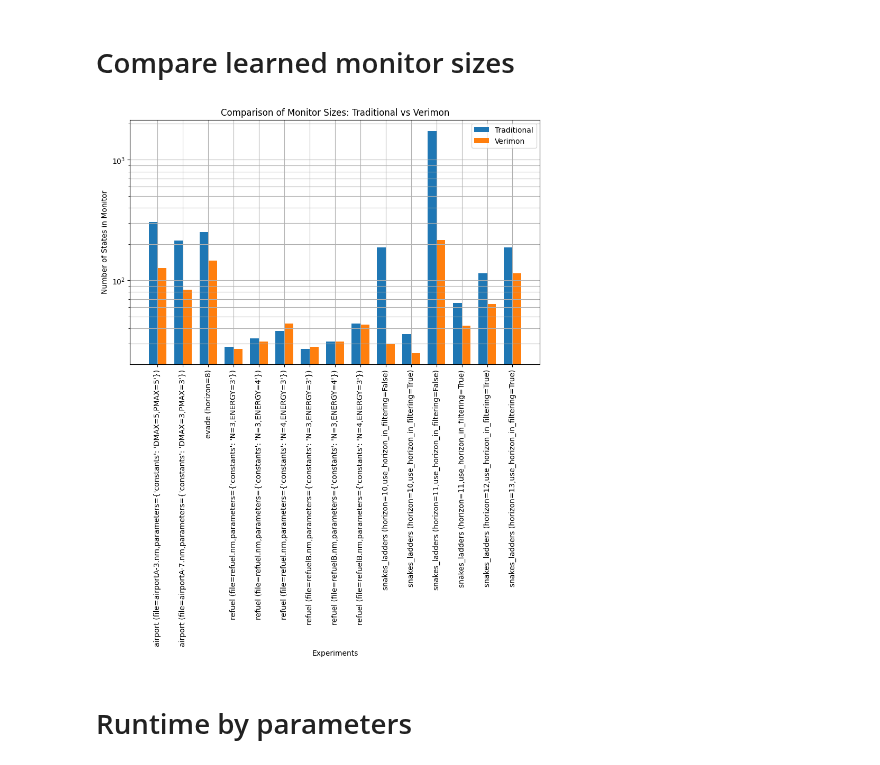
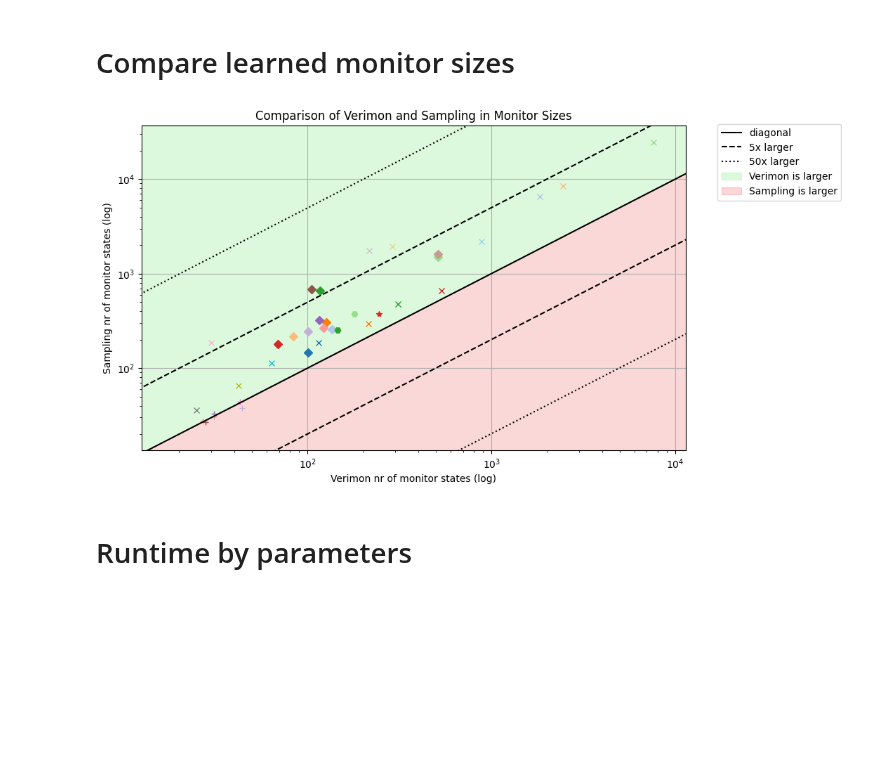
Before and after one commit to lukovdm/monitor-conformence, a Jupyter notebook: notebooks/Analysis.ipynb, the cells around one changed output. Cells and saved outputs as stored; diff of their text form; code cells hidden in the pictures; blank space fills up the shorter version.

```diff
--- a/notebooks/Analysis.ipynb
+++ b/notebooks/Analysis.ipynb
@@ -11,6 +11,10 @@ experiment_data = load_experiment_data(experiment_dir)
 symbols, colors = add_symbol_color(experiment_data)
 
 clean_data(experiment_data)
+
+experiments_in_legends = False
+save_figures = True
+save_path = "../VerifiableMonitorsTex/inprogress/images/plots"
 # %% [output]
 The autoreload extension is already loaded. To reload it, use:
   %reload_ext autoreload
@@ -38,7 +72,9 @@ Longest experiment compare-trad (file=airportB-7.nm,old_walks_per_state=10000,th
 # Compare runtimes of verimon and traditional learning
 # %%
 verimon_data = [d for d in experiment_data if "verimon" in d]
-compare_runtimes(verimon_data, "verimon", "sampling")
+compare_runtimes(
+    verimon_data, "verimon", "sampling", save_figures=save_figures, save_path=save_path
+)
 # compare_thresholds(verimon_data, "verimon", "sampling", colors)
 compare_thresholds_bar(
     verimon_data,
@@ -49,7 +85,11 @@ compare_thresholds_bar(
     0.3,
     0.05,
     0.2,
+    experiments_in_legends=experiments_in_legends,
+    save_figures=save_figures,
+    save_path=save_path,
 )
+
 compare_thresholds_bar(
     verimon_data,
     ["sampling"],
@@ -57,5 +97,8 @@ compare_thresholds_bar(
     lambda d: f"{d['experiment']['name']} {d['experiment']['variant']}",
     colors,
     0.3,
+    experiments_in_legends=experiments_in_legends,
+    save_figures=save_figures,
+    save_path=save_path,
 )
 # %% [output]
@@ -65,39 +108,48 @@ compare_thresholds_bar(
 # %% [markdown]
 # Compare learned monitor sizes
 # %%
-trad_monitor_sizes = [
-    data["sampling"]["monitor_states"] for data in experiment_data if "verimon" in data
-]
-verimon_monitor_sizes = [
-    data["verimon"]["monitor_states"] for data in experiment_data if "verimon" in data
-]
-experiment_names = [
-    data["experiment"]["name"] + " " + str(data["experiment"]["variant"])
-    for data in experiment_data
-    if "verimon" in data
-]
+# trad_monitor_sizes = [
+#     data["sampling"]["monitor_states"] for data in experiment_data if "verimon" in data
+# ]
+# verimon_monitor_sizes = [
+#     data["verimon"]["monitor_states"] for data in experiment_data if "verimon" in data
+# ]
+# experiment_names = [
+#     data["experiment"]["name"] + " " + str(data["experiment"]["variant"])
+#     for data in experiment_data
+#     if "verimon" in data
+# ]
 
-plt.figure(figsize=(10, 6))
-plt.grid(which="both")
-bar_width = 0.35
-index = range(len([d for d in experiment_data if "verimon" in d]))
+# plt.figure(figsize=(10, 6))
+# plt.grid(which="both")
+# bar_width = 0.35
+# index = range(len([d for d in experiment_data if "verimon" in d]))
 
-plt.bar(index, trad_monitor_sizes, bar_width, label="Traditional")
-plt.bar(
-    [i + bar_width for i in index], verimon_monitor_sizes, bar_width, label="Verimon"
+# plt.bar(index, trad_monitor_sizes, bar_width, label="Traditional")
+# plt.bar(
+#     [i + bar_width for i in index], verimon_monitor_sizes, bar_width, label="Verimon"
+# )
+# plt.yscale("log")
+
+# plt.xlabel("Experiments")
+# plt.ylabel("Number of States in Monitor")
+# plt.title("Comparison of Monitor Sizes: Traditional vs Verimon")
+# plt.xticks([i + bar_width / 2 for i in index], experiment_names, rotation=90)
+# plt.legend()
+
+# plt.tight_layout()
+# plt.show()
+
+compare_monitor_sizes(
+    verimon_data,
+    "verimon",
+    "sampling",
+    experiments_in_legends=experiments_in_legends,
+    save_figures=save_figures,
+    save_path=save_path,
 )
-plt.yscale("log")
-
-plt.xlabel("Experiments")
-plt.ylabel("Number of States in Monitor")
-plt.title("Comparison of Monitor Sizes: Traditional vs Verimon")
-plt.xticks([i + bar_width / 2 for i in index], experiment_names, rotation=90)
-plt.legend()
-
-plt.tight_layout()
-plt.show()
 # %% [output]
-[figure, old version]
+[figure, new version]
 # %% [markdown]
 # Runtime by parameters
 # %%
```
Also changed, not shown: parts of 9 cells of this notebook, 11 other files.
